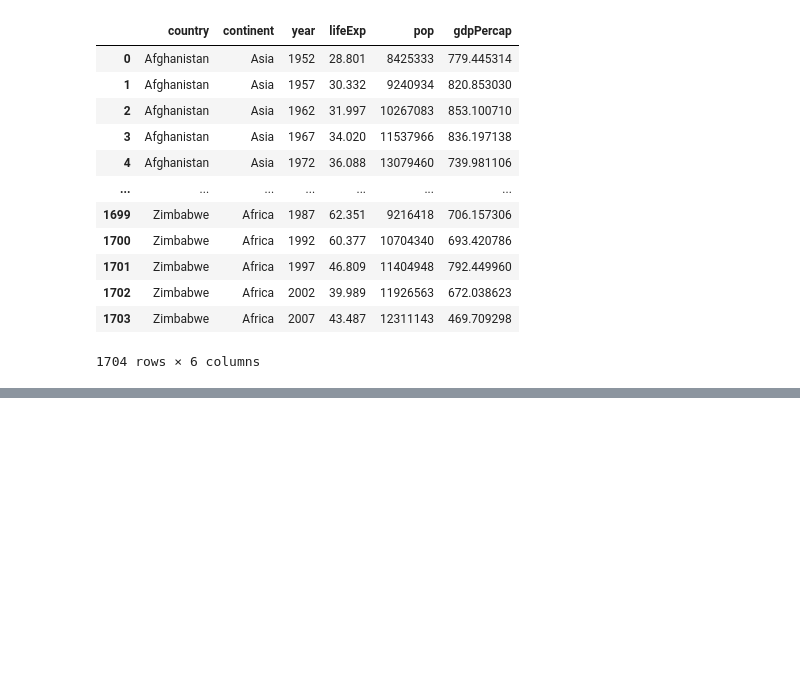
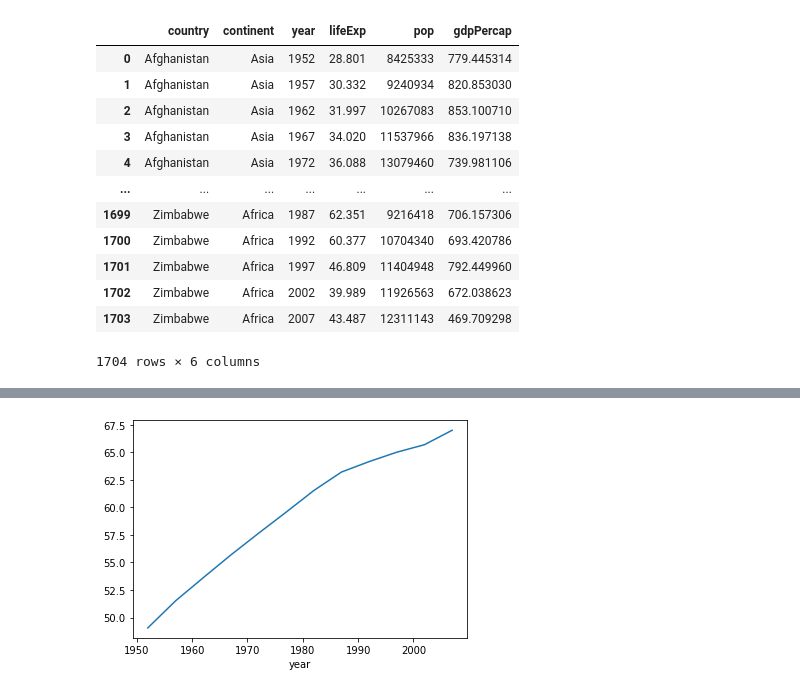
Before and after one commit to t8t/python22, a Jupyter notebook: Day4.ipynb, the cells around one changed output, grey strips where cells are left out. Drawn from its saved outputs; the diff is of its cells as text; code cells hidden in the pictures; blank space fills up the shorter version.

```diff
--- a/Day4.ipynb
+++ b/Day4.ipynb
@@ -1522,0 +1646,8 @@ df
+# %%
+import matplotlib.pyplot as plt
+# 연도별 평균 수명의 평균을 구하시오
+lifeExp = df.groupby('year')['lifeExp'].mean()
+lifeExp.plot()
+plt.show()
+# %% [output]
+[figure, added]
```
Also changed, not shown: parts of 53 cells of this notebook.
